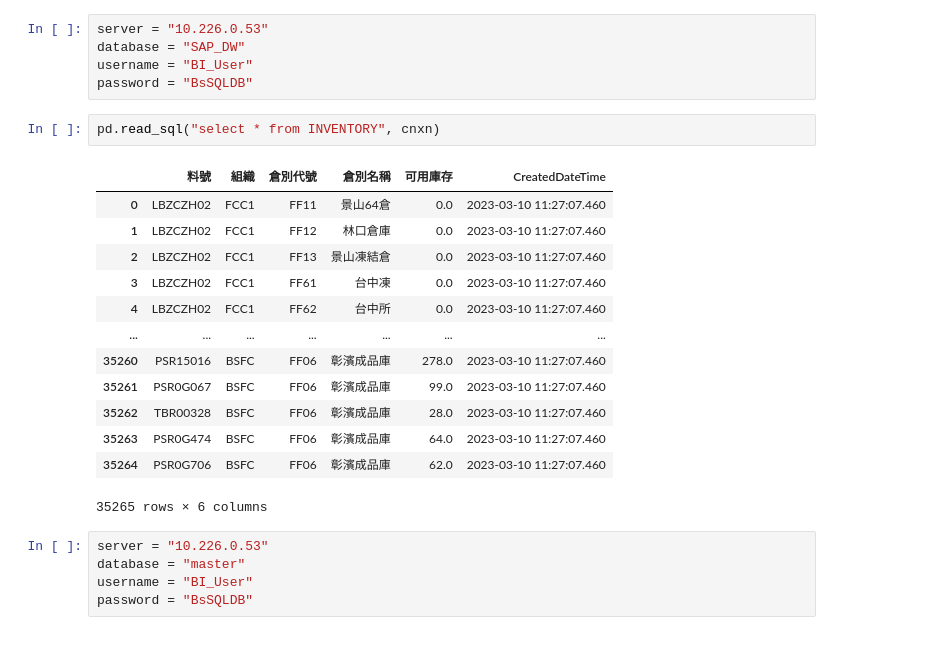
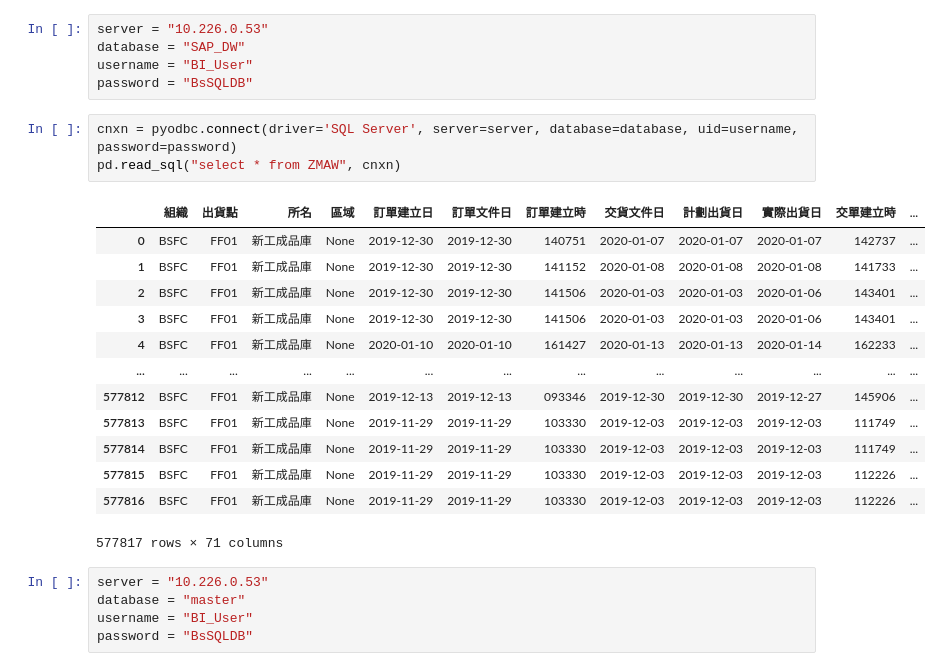
Before and after one commit to jimmyhsu1010/bridgestone_work_related, a Jupyter notebook: sales_related/sales_data_combine.ipynb, the cells around one changed output. Cells and saved outputs as stored; diff of their text form.

```diff
--- a/sales_related/sales_data_combine.ipynb
+++ b/sales_related/sales_data_combine.ipynb
@@ -191,21 +191,22 @@ database = "SAP_DW"
 username = "BI_User"
 password = "BsSQLDB"
 # %%
-pd.read_sql("select * from INVENTORY", cnxn)
+cnxn = pyodbc.connect(driver='SQL Server', server=server, database=database, uid=username, password=password)
+pd.read_sql("select * from ZMAW", cnxn)
 # %% [output]
-|  | 料號 | 組織 | 倉別代號 | 倉別名稱 | 可用庫存 | CreatedDateTime |
-| 0 | LBZCZH02 | FCC1 | FF11 | 景山64倉 | 0.0 | 2023-03-10 11:27:07.460 |
-| 1 | LBZCZH02 | FCC1 | FF12 | 林口倉庫 | 0.0 | 2023-03-10 11:27:07.460 |
-| 2 | LBZCZH02 | FCC1 | FF13 | 景山凍結倉 | 0.0 | 2023-03-10 11:27:07.460 |
-| 3 | LBZCZH02 | FCC1 | FF61 | 台中凍 | 0.0 | 2023-03-10 11:27:07.460 |
-| 4 | LBZCZH02 | FCC1 | FF62 | 台中所 | 0.0 | 2023-03-10 11:27:07.460 |
-| ... | ... | ... | ... | ... | ... | ... |
-| 35260 | PSR15016 | BSFC | FF06 | 彰濱成品庫 | 278.0 | 2023-03-10 11:27:07.460 |
-| 35261 | PSR0G067 | BSFC | FF06 | 彰濱成品庫 | 99.0 | 2023-03-10 11:27:07.460 |
-| 35262 | TBR00328 | BSFC | FF06 | 彰濱成品庫 | 28.0 | 2023-03-10 11:27:07.460 |
-| 35263 | PSR0G474 | BSFC | FF06 | 彰濱成品庫 | 64.0 | 2023-03-10 11:27:07.460 |
-| 35264 | PSR0G706 | BSFC | FF06 | 彰濱成品庫 | 62.0 | 2023-03-10 11:27:07.460 |
+|  | 組織 | 出貨點 | 所名 | 區域 | 訂單建立日 | 訂單文件日 | 訂單建立時 | 交貨文件日 | 計劃出貨日 | 實際出貨日 | 交單建立時 | ... |
+| 0 | BSFC | FF01 | 新工成品庫 | None | 2019-12-30 | 2019-12-30 | 140751 | 2020-01-07 | 2020-01-07 | 2020-01-07 | 142737 | ... |
+| 1 | BSFC | FF01 | 新工成品庫 | None | 2019-12-30 | 2019-12-30 | 141152 | 2020-01-08 | 2020-01-08 | 2020-01-08 | 141733 | ... |
+| 2 | BSFC | FF01 | 新工成品庫 | None | 2019-12-30 | 2019-12-30 | 141506 | 2020-01-03 | 2020-01-03 | 2020-01-06 | 143401 | ... |
+| 3 | BSFC | FF01 | 新工成品庫 | None | 2019-12-30 | 2019-12-30 | 141506 | 2020-01-03 | 2020-01-03 | 2020-01-06 | 143401 | ... |
+| 4 | BSFC | FF01 | 新工成品庫 | None | 2020-01-10 | 2020-01-10 | 161427 | 2020-01-13 | 2020-01-13 | 2020-01-14 | 162233 | ... |
+| ... | ... | ... | ... | ... | ... | ... | ... | ... | ... | ... | ... | ... |
+| 577812 | BSFC | FF01 | 新工成品庫 | None | 2019-12-13 | 2019-12-13 | 093346 | 2019-12-30 | 2019-12-30 | 2019-12-27 | 145906 | ... |
+| 577813 | BSFC | FF01 | 新工成品庫 | None | 2019-11-29 | 2019-11-29 | 103330 | 2019-12-03 | 2019-12-03 | 2019-12-03 | 111749 | ... |
+| 577814 | BSFC | FF01 | 新工成品庫 | None | 2019-11-29 | 2019-11-29 | 103330 | 2019-12-03 | 2019-12-03 | 2019-12-03 | 111749 | ... |
+| 577815 | BSFC | FF01 | 新工成品庫 | None | 2019-11-29 | 2019-11-29 | 103330 | 2019-12-03 | 2019-12-03 | 2019-12-03 | 112226 | ... |
+| 577816 | BSFC | FF01 | 新工成品庫 | None | 2019-11-29 | 2019-11-29 | 103330 | 2019-12-03 | 2019-12-03 | 2019-12-03 | 112226 | ... |
-35265 rows × 6 columns
+577817 rows × 71 columns
 # %%
 server = "10.226.0.53"
 database = "master"
```
Also changed, not shown: parts of 8 cells of this notebook.
